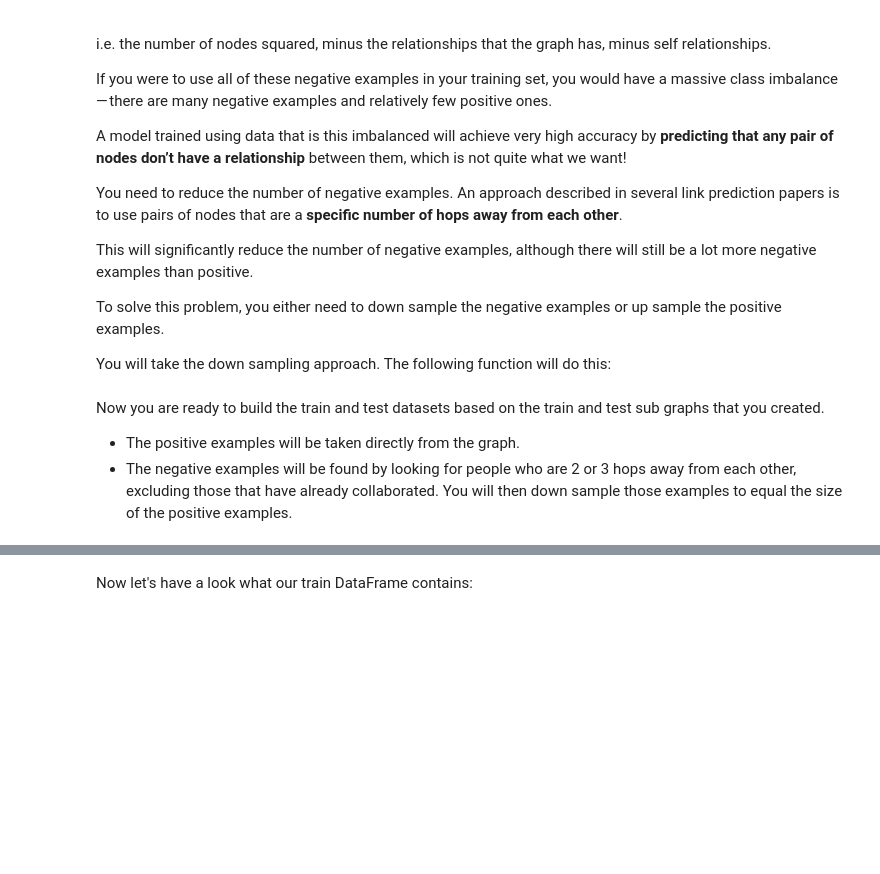
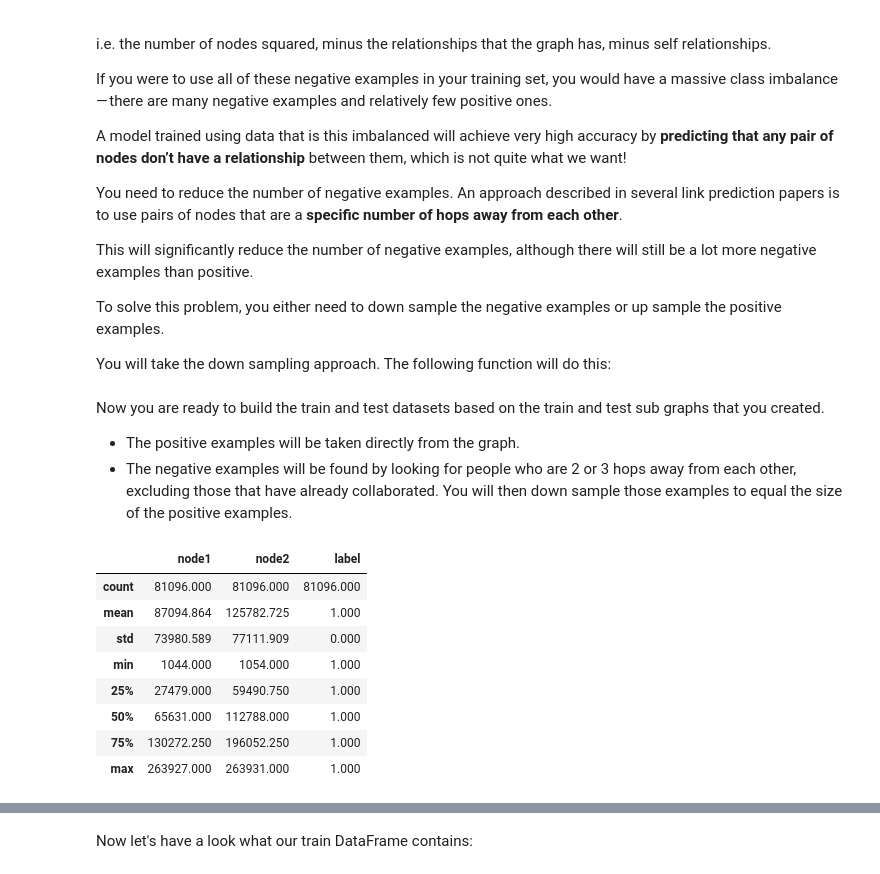
Before and after one commit to kenttw/kent-ai-learning-notebook, a Jupyter notebook: Machine_Learning_Exercise/Graph/Link_Prediction_2.ipynb, the cells around one changed output, grey strips where cells are left out. Cells and saved outputs as stored; diff of their text form; code cells hidden in the pictures; blank space fills up the shorter version.

```diff
--- a/Machine_Learning_Exercise/Graph/Link_Prediction_2.ipynb
+++ b/Machine_Learning_Exercise/Graph/Link_Prediction_2.ipynb
@@ -30,6 +30,8 @@ Update the cell below to use the Bolt URL, and Password, as you did previously.
 # Change the line of code below to use the Bolt URL and Password of your Sandbox.
 # graph = Graph("bolt://<IP Address>:<Bolt Port>", auth=("neo4j", "<Password>"))
 
+import json
+db_conf = json.load(open("./config.json"))
 graph = Graph(db_conf['GDB_URL'], auth=(db_conf['GDB_NAME'], db_conf['GDB_PASS']))
 # %% [markdown]
 # Building a co-author graph
@@ -175,4 +224,22 @@ Now you are ready to build the train and test datasets based on the train and te
 
 * The positive examples will be taken directly from the graph.
 * The negative examples will be found by looking for people who are 2 or 3 hops away from each other, excluding those that have already collaborated. You will then down sample those examples to equal the size of the positive examples.
+# %%
+train_existing_links = graph.run("""
+MATCH (author:Author)-[:CO_AUTHOR_EARLY]->(other:Author)
+RETURN id(author) AS node1, id(other) AS node2, 1 AS label
+limit 100000
+""").to_data_frame()
+# %%
+train_existing_links.describe()
+# %% [output]
+|  | node1 | node2 | label |
+| count | 81096.000 | 81096.000 | 81096.000 |
+| mean | 87094.864 | 125782.725 | 1.000 |
+| std | 73980.589 | 77111.909 | 0.000 |
+| min | 1044.000 | 1054.000 | 1.000 |
+| 25% | 27479.000 | 59490.750 | 1.000 |
+| 50% | 65631.000 | 112788.000 | 1.000 |
+| 75% | 130272.250 | 196052.250 | 1.000 |
+| max | 263927.000 | 263931.000 | 1.000 |
 # %%
```
Also changed, not shown: parts of 22 cells of this notebook, 3 other files.
